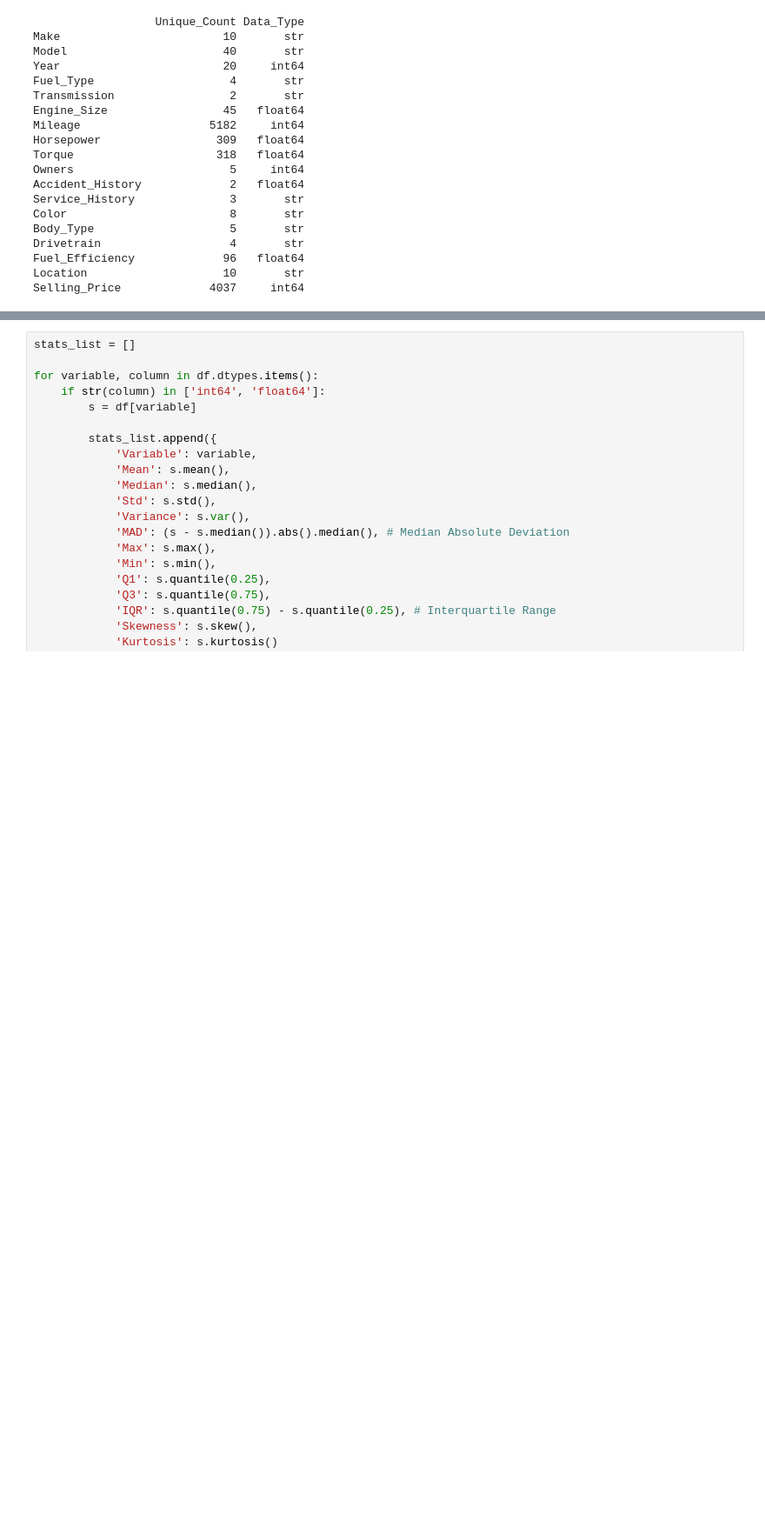
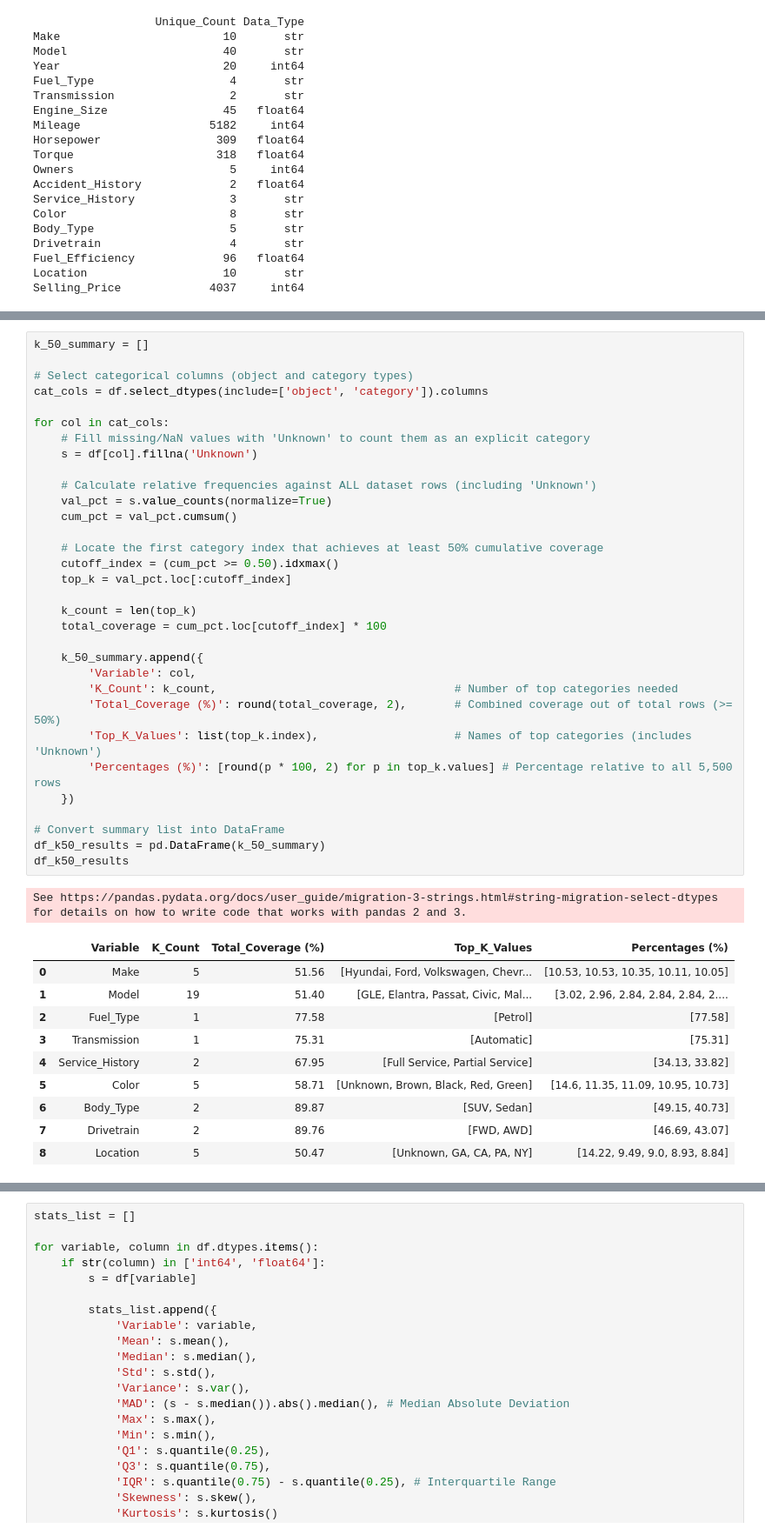
Before and after one commit to idowein/data-science-course-HIT, a Jupyter notebook: HW1/HW1_automobile_EDA.ipynb, the cells around one changed output, grey strips where cells are left out. Shown at 87% size. Cells and saved outputs as stored; diff of their text form; blank space fills up the shorter version.

```diff
--- a/HW1/HW1_automobile_EDA.ipynb
+++ b/HW1/HW1_automobile_EDA.ipynb
@@ -261,0 +308,44 @@ pln.ggplot(card_df, pln.aes(x='Variable', y='Unique_Count')) \
+# %%
+k_50_summary = []
+
+# Select categorical columns (object and category types)
+cat_cols = df.select_dtypes(include=['object', 'category']).columns
+
+for col in cat_cols:
+    # Fill missing/NaN values with 'Unknown' to count them as an explicit category
+    s = df[col].fillna('Unknown')
+
+    # Calculate relative frequencies against ALL dataset rows (including 'Unknown')
+    val_pct = s.value_counts(normalize=True)
+    cum_pct = val_pct.cumsum()
+
+    # Locate the first category index that achieves at least 50% cumulative coverage
+    cutoff_index = (cum_pct >= 0.50).idxmax()
+    top_k = val_pct.loc[:cutoff_index]
+
+    k_count = len(top_k)
+    total_coverage = cum_pct.loc[cutoff_index] * 100
+
+    k_50_summary.append({
+        'Variable': col,
+        'K_Count': k_count,                                   # Number of top categories needed
+        'Total_Coverage (%)': round(total_coverage, 2),       # Combined coverage out of total rows (>= 50%)
+        'Top_K_Values': list(top_k.index),                    # Names of top categories (includes 'Unknown')
+        'Percentages (%)': [round(p * 100, 2) for p in top_k.values] # Percentage relative to all 5,500 rows
+    })
+
+# Convert summary list into DataFrame
+df_k50_results = pd.DataFrame(k_50_summary)
+df_k50_results
+# %% [output]
+See https://pandas.pydata.org/docs/user_guide/migration-3-strings.html#string-migration-select-dtypes for details on how to write code that works with pandas 2 and 3.
+|  | Variable | K_Count | Total_Coverage (%) | Top_K_Values | Percentages (%) |
+| 0 | Make | 5 | 51.56 | [Hyundai, Ford, Volkswagen, Chevr... | [10.53, 10.53, 10.35, 10.11, 10.05] |
+| 1 | Model | 19 | 51.40 | [GLE, Elantra, Passat, Civic, Mal... | [3.02, 2.96, 2.84, 2.84, 2.84, 2.... |
+| 2 | Fuel_Type | 1 | 77.58 | [Petrol] | [77.58] |
+| 3 | Transmission | 1 | 75.31 | [Automatic] | [75.31] |
+| 4 | Service_History | 2 | 67.95 | [Full Service, Partial Service] | [34.13, 33.82] |
+| 5 | Color | 5 | 58.71 | [Unknown, Brown, Black, Red, Green] | [14.6, 11.35, 11.09, 10.95, 10.73] |
+| 6 | Body_Type | 2 | 89.87 | [SUV, Sedan] | [49.15, 40.73] |
+| 7 | Drivetrain | 2 | 89.76 | [FWD, AWD] | [46.69, 43.07] |
+| 8 | Location | 5 | 50.47 | [Unknown, GA, CA, PA, NY] | [14.22, 9.49, 9.0, 8.93, 8.84] |
```
Also changed, not shown: parts of 5 cells of this notebook.
